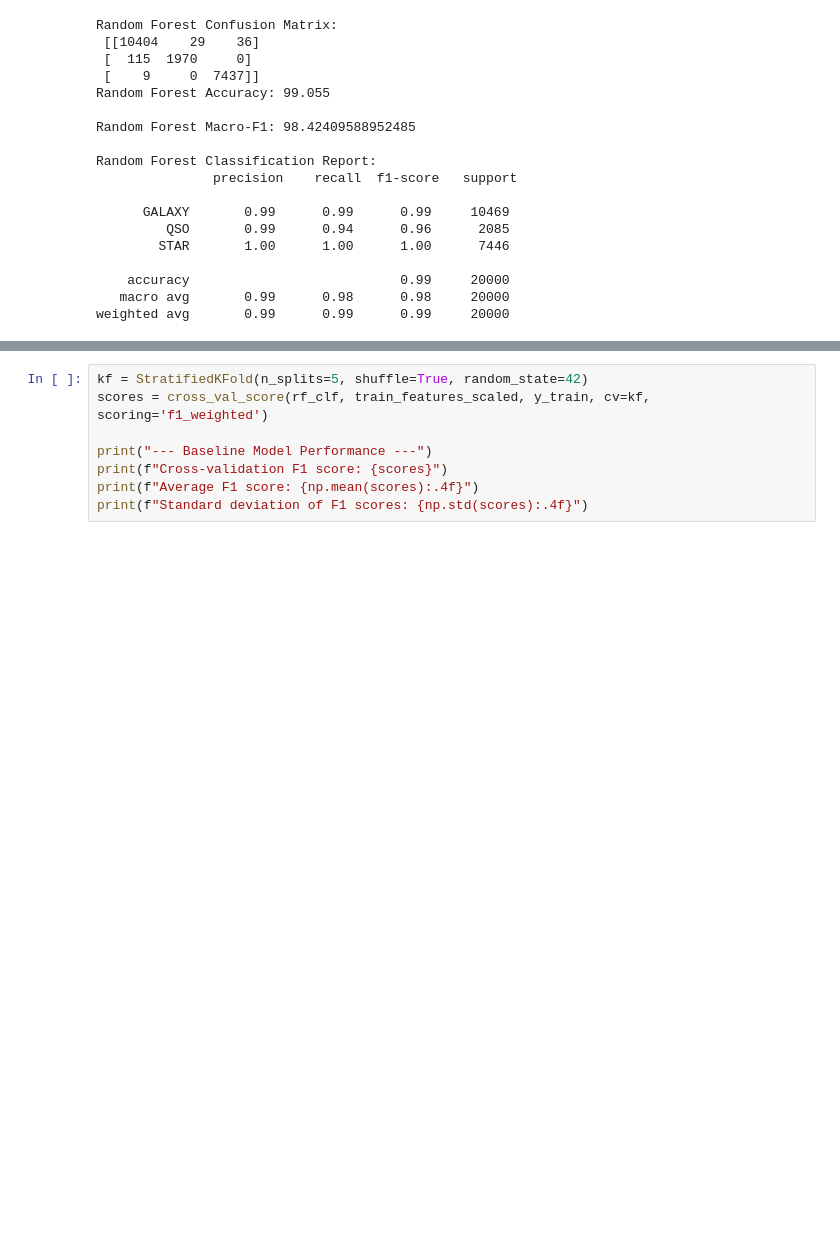
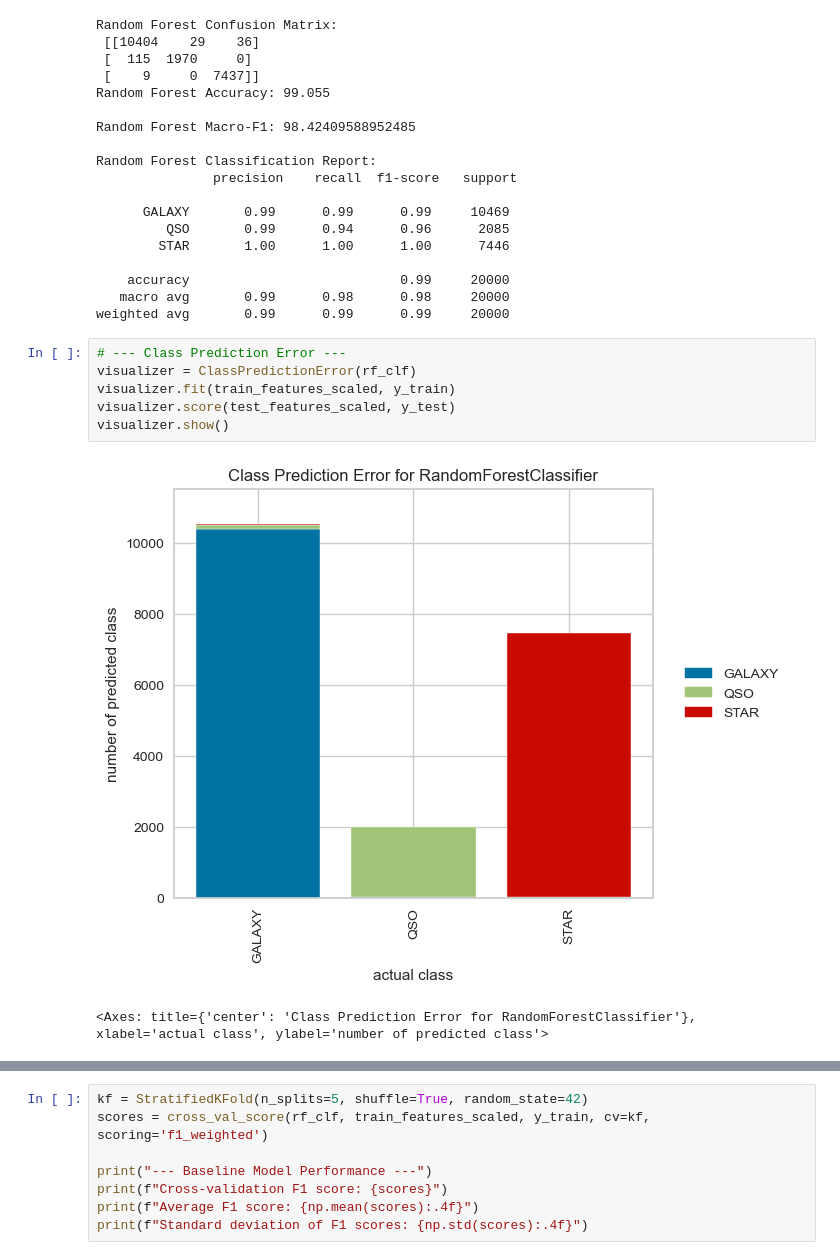
Before and after one commit to sHaiHoang/Celestia, a Jupyter notebook: project.ipynb, the cells around one changed output, grey strips where cells are left out. Cells and saved outputs as stored; diff of their text form; blank space fills up the shorter version.

```diff
--- a/project.ipynb
+++ b/project.ipynb
@@ -511,3 +512,12 @@ Random Forest Classification Report:
     accuracy                           0.99     20000
    macro avg       0.99      0.98      0.98     20000
 weighted avg       0.99      0.99      0.99     20000
+# %%
+# --- Class Prediction Error ---
+visualizer = ClassPredictionError(rf_clf)
+visualizer.fit(train_features_scaled, y_train)
+visualizer.score(test_features_scaled, y_test)
+visualizer.show()
+# %% [output]
+[figure, added]
+<Axes: title={'center': 'Class Prediction Error for RandomForestClassifier'}, xlabel='actual class', ylabel='number of predicted class'>
```
Also changed, not shown: parts of 24 cells of this notebook.
